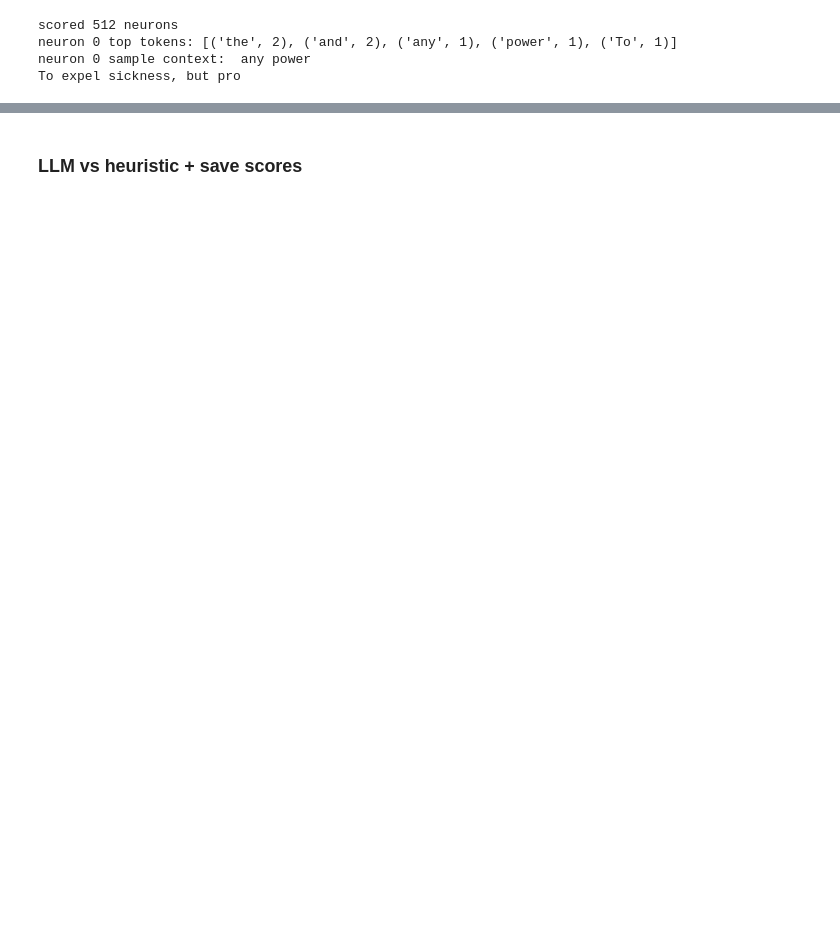
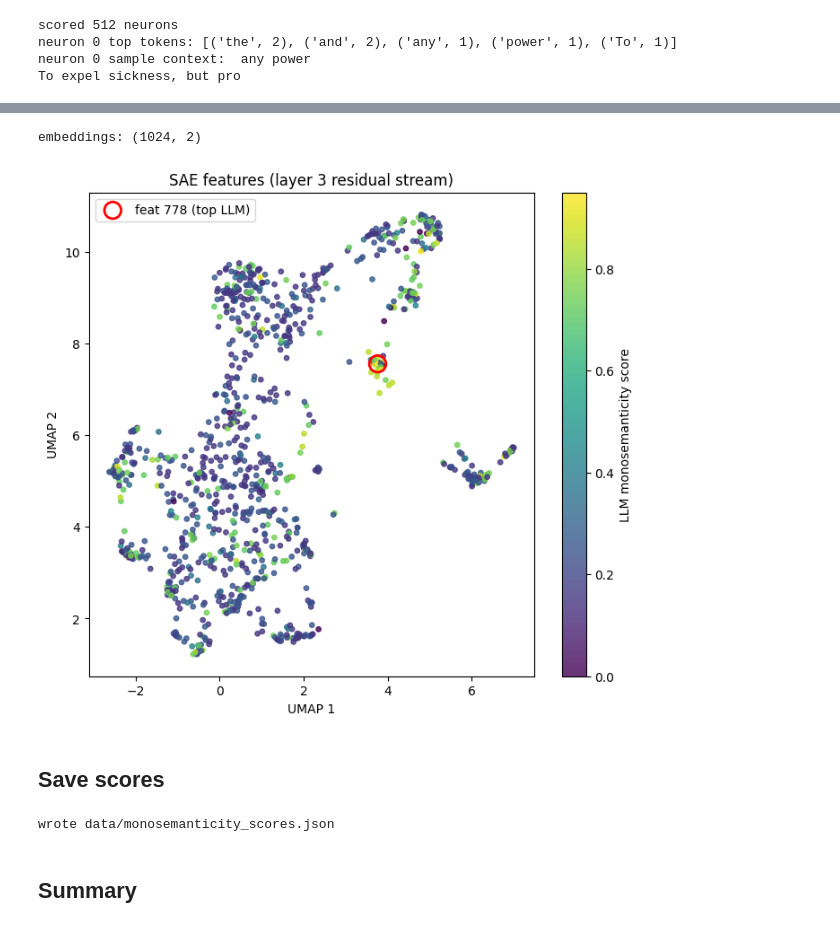
Before and after one commit to mike-cochran/shakespeare_mech_interp, a Jupyter notebook: notebooks/04_steering_and_baseline.ipynb, the cells around one changed output, grey strips where cells are left out. Drawn from its saved outputs; the diff is of its cells as text; code cells hidden in the pictures; blank space fills up the shorter version.

Commit message:
notebook reorder + analysis

```diff
--- a/notebooks/04_steering_and_baseline.ipynb
+++ b/notebooks/04_steering_and_baseline.ipynb
@@ -241,0 +305,6 @@ print(f"scored {len(feature_scores)} SAE features")
+# %%
+feature_llm_scores = score_monosemanticity(feat_top, llm_client="anthropic")
+top_n = sorted(feature_llm_scores.items(), key=lambda kv: -kv[1])[:10]
+for i, s in top_n:
+    print(f"feature {i}: llm={s:.2f}  heuristic={feature_scores[i]:.2f}")
+print(f"... ({len(feature_llm_scores)} features scored total)")
@@ -260,0 +451,14 @@ plt.show()
+# %%
+best_feat = max(feature_llm_scores.items(), key=lambda kv: kv[1])[0]
+print(f"Steering with feature {best_feat} (LLM={feature_llm_scores[best_feat]:.2f})")
+print("Top contexts for this feature:")
+for snippet, _ in feat_top[best_feat][:3]:
+    print(f"  {snippet!r}")
+print()
+
+for coeff in [0.0, 1.0, 1.5, 2.0, -1.0]:
+    out = steer_with_feature(
+        model, sae, best_feat, coefficient=coeff,
+        prompt=PROMPT, max_new_tokens=30,
+    )
+    print(f"coeff={coeff:+.1f}: {out}\n")
@@ -261,15 +506,25 @@ plt.show()
 # %%
-from mid.analysis.umap_features import project_features, plot_feature_map
+from mid.analysis.umap_features import project_features
 
-emb, fidx = project_features(sae, n_components=2, n_neighbors=15,
-                             min_dist=0.1, metric="cosine")
+emb, fidx = project_features(
+    sae, n_components=2, n_neighbors=15, min_dist=0.1, metric="cosine"
+)
 print("embeddings:", emb.shape)
 
-fig = plot_feature_map(
-    emb,
-    highlight_idxs=[FEATURE_IDX],
-    title=f"SAE features (layer {TARGET_LAYER} residual stream)",
+colors = [feature_llm_scores.get(int(i), 0.0) for i in range(emb.shape[0])]
+
+fig, ax = plt.subplots(figsize=(8, 7))
+sc = ax.scatter(emb[:, 0], emb[:, 1], c=colors, cmap="viridis", s=15, alpha=0.8)
+ax.scatter(
+    emb[best_feat, 0], emb[best_feat, 1],
+    s=180, facecolors="none", edgecolors="red", linewidths=2,
+    label=f"feat {best_feat} (top LLM)",
 )
+plt.colorbar(sc, ax=ax, label="LLM monosemanticity score")
+ax.set_xlabel("UMAP 1"); ax.set_ylabel("UMAP 2")
+ax.set_title(f"SAE features (layer {TARGET_LAYER} residual stream)")
+ax.legend()
 plt.show()
+# %% [output]
+embeddings: (1024, 2)
+[figure, added]
-# %% [markdown]
-### LLM vs heuristic + save scores
@@ -312,0 +531,22 @@ print(f"wrote {out_path.relative_to(REPO)}")
+# %% [markdown]
+## Save scores
+# %%
+import json
+
+scores_out = {
+    "neuron_heuristic": neuron_scores,
+    "feature_heuristic": feature_scores,
+    "neuron_llm": llm_scores,
+    "feature_llm": feature_llm_scores,
+}
+
+out_path = REPO / "data" / "monosemanticity_scores.json"
+out_path.parent.mkdir(exist_ok=True)
+out_path.write_text(json.dumps({
+    k: {str(i): float(v) for i, v in d.items()} for k, d in scores_out.items()
+}, indent=2))
+print(f"wrote {out_path.relative_to(REPO)}")
+# %% [output]
+wrote data/monosemanticity_scores.json
+# %% [markdown]
+## Summary
```
Also changed, not shown: parts of 32 cells of this notebook, 2 other files.
